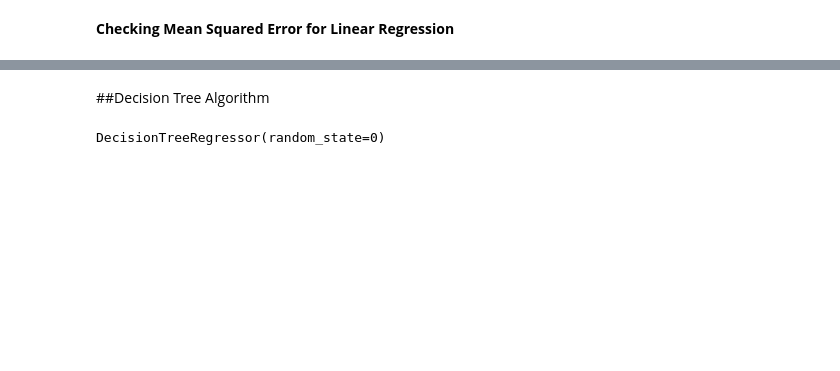
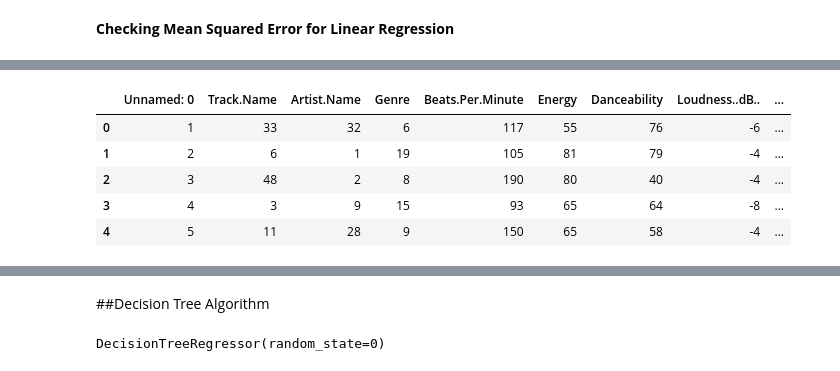
Before and after one commit to gaganchapa/Song_popularity_prediction, a Jupyter notebook: Song_popularity_Prediction.ipynb, the cells around one changed output, grey strips where cells are left out. Drawn from its saved outputs; the diff is of its cells as text; code cells hidden in the pictures; blank space fills up the shorter version.

```diff
--- a/Song_popularity_Prediction.ipynb
+++ b/Song_popularity_Prediction.ipynb
@@ -218,0 +228,17 @@ np.sqrt(mean_squared_error(y_test, Reg_predict))
+# %%
+#song_data.drop("Genre", axis=1, inplace=True) song_data['Genre'] 'Artist.Name']
+
+# Appending the array to our dataFrame
+# with column name 'Purchased'
+song_data["Genre"] = encode(song_data["Genre"])
+song_data["Artist.Name"] =encode(song_data["Artist.Name"])
+song_data["Track.Name"] =encode(song_data["Track.Name"])
+# printing Dataframe
+song_data.head(5)
+# %% [output]
+|  | Unnamed: 0 | Track.Name | Artist.Name | Genre | Beats.Per.Minute | Energy | Danceability | Loudness..dB.. | ... |
+| 0 | 1 | 33 | 32 | 6 | 117 | 55 | 76 | -6 | ... |
+| 1 | 2 | 6 | 1 | 19 | 105 | 81 | 79 | -4 | ... |
+| 2 | 3 | 48 | 2 | 8 | 190 | 80 | 40 | -4 | ... |
+| 3 | 4 | 3 | 9 | 15 | 93 | 65 | 64 | -8 | ... |
+| 4 | 5 | 11 | 28 | 9 | 150 | 65 | 58 | -4 | ... |
```
Also changed, not shown: parts of 60 cells of this notebook.
